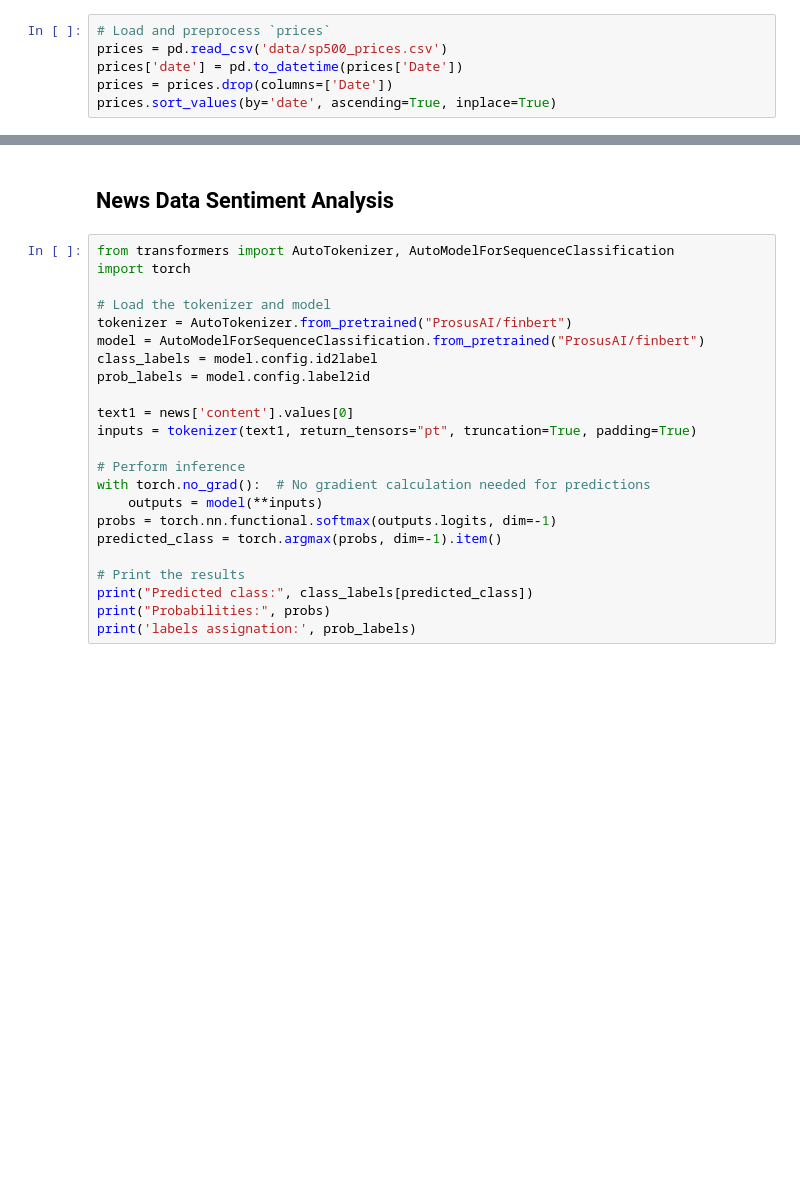
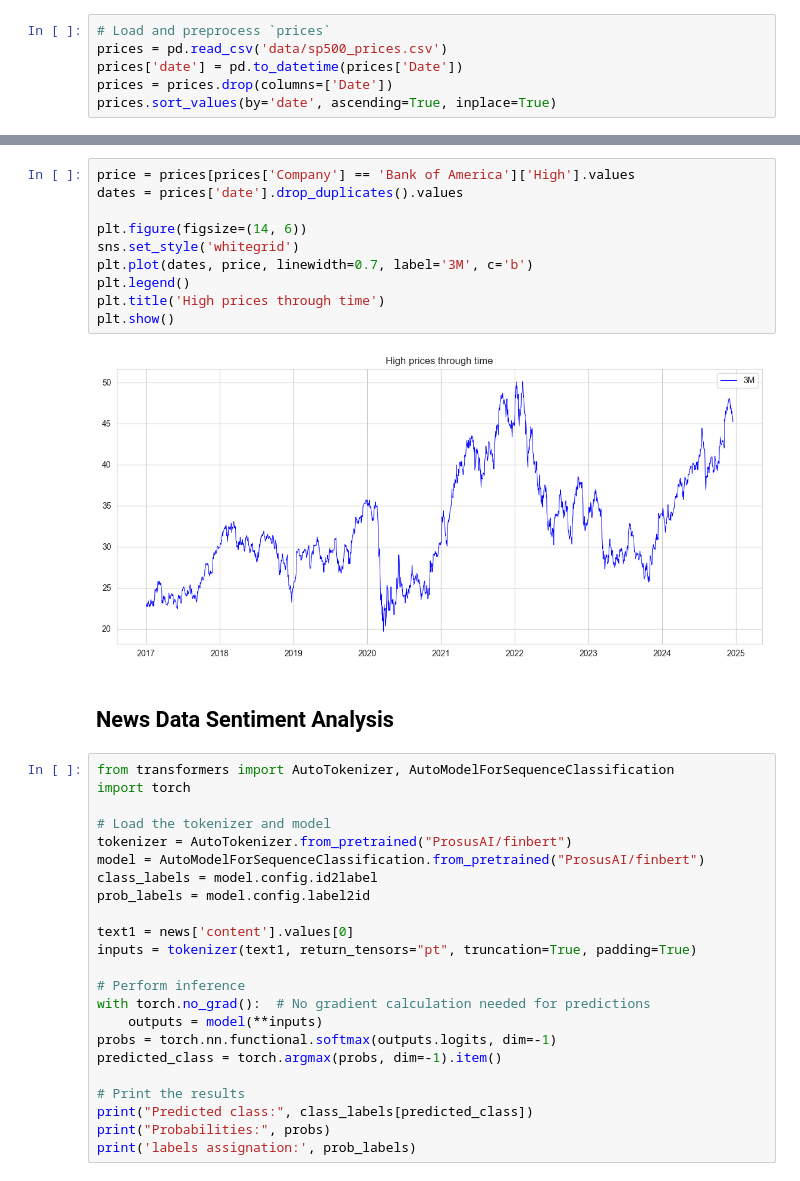
Before and after one commit to rrrbbb1/lstm-stock-prediction, a Jupyter notebook: notebook.ipynb, the cells around one changed output, grey strips where cells are left out. Drawn from its saved outputs; the diff is of its cells as text; blank space fills up the shorter version.

```diff
--- a/notebook.ipynb
+++ b/notebook.ipynb
@@ -112,3 +98,15 @@ prices.head()
+# %%
+price = prices[prices['Company'] == 'Bank of America']['High'].values
+dates = prices['date'].drop_duplicates().values
+
+plt.figure(figsize=(14, 6))
+sns.set_style('whitegrid')
+plt.plot(dates, price, linewidth=0.7, label='3M', c='b')
+plt.legend()
+plt.title('High prices through time')
+plt.show()
+# %% [output]
+[figure, added]
 # %% [markdown]
 ## News Data Sentiment Analysis
 # %%
```
Also changed, not shown: parts of 32 cells of this notebook.
